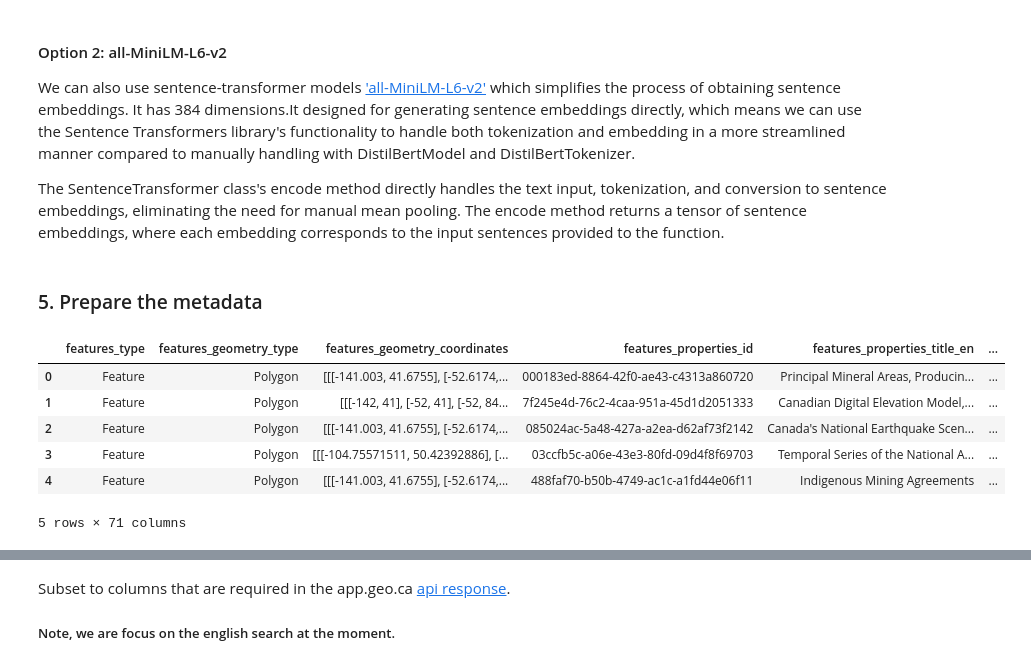
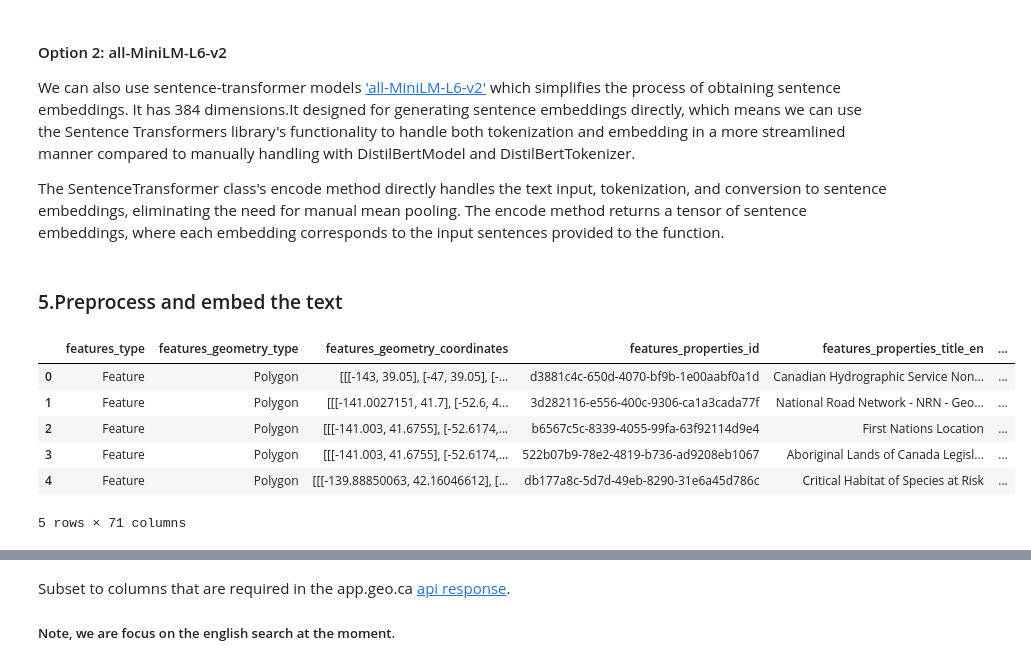
Before and after one commit to bernardbenson/semantic-search-with-amazon-opensearch, a Jupyter notebook: Demo2-Semantic-search-with-pretain-model.ipynb, the cells around one changed output, grey strips where cells are left out. Cells and saved outputs as stored; diff of their text form; code cells hidden in the pictures.

```diff
--- a/Demo2-Semantic-search-with-pretain-model.ipynb
+++ b/Demo2-Semantic-search-with-pretain-model.ipynb
@@ -109,7 +109,7 @@ def sentence_to_vector(raw_inputs):
 
     return encod_list
 # %% [markdown]
-### 5. Prepare the metadata
+### 5.Preprocess and embed the text
 # %%
 import pandas as pd
 import boto3
@@ -144,11 +192,15 @@ df = load_parquet_from_s3_to_df('ca-central-1', 'webpresence-geocore-geojson-to-
 # %%
+#1) Step1: Load the data
+df_parquet = read_parquet_from_s3_as_df('ca-central-1', 'webpresence-geocore-geojson-to-parquet-stage', 'records.parquet')
+df_sentinel1 = read_parquet_from_s3_as_df('ca-central-1', 'webpresence-geocore-geojson-to-parquet-stage', 'sentinel1.parquet')
+df = pd.concat([df_parquet, df_sentinel1], ignore_index=True)
 df.head()
 #df.columns
 # %% [output]
 |  | features_type | features_geometry_type | features_geometry_coordinates | features_properties_id | features_properties_title_en | ... |
-| 0 | Feature | Polygon | [[[-141.003, 41.6755], [-52.6174,... | 000183ed-8864-42f0-ae43-c4313a860720 | Principal Mineral Areas, Producin... | ... |
-| 1 | Feature | Polygon | [[[-142, 41], [-52, 41], [-52, 84... | 7f245e4d-76c2-4caa-951a-45d1d2051333 | Canadian Digital Elevation Model,... | ... |
-| 2 | Feature | Polygon | [[[-141.003, 41.6755], [-52.6174,... | 085024ac-5a48-427a-a2ea-d62af73f2142 | Canada's National Earthquake Scen... | ... |
-| 3 | Feature | Polygon | [[[-104.75571511, 50.42392886], [... | 03ccfb5c-a06e-43e3-80fd-09d4f8f69703 | Temporal Series of the National A... | ... |
-| 4 | Feature | Polygon | [[[-141.003, 41.6755], [-52.6174,... | 488faf70-b50b-4749-ac1c-a1fd44e06f11 | Indigenous Mining Agreements | ... |
+| 0 | Feature | Polygon | [[[-143, 39.05], [-47, 39.05], [-... | d3881c4c-650d-4070-bf9b-1e00aabf0a1d | Canadian Hydrographic Service Non... | ... |
+| 1 | Feature | Polygon | [[[-141.0027151, 41.7], [-52.6, 4... | 3d282116-e556-400c-9306-ca1a3cada77f | National Road Network - NRN - Geo... | ... |
+| 2 | Feature | Polygon | [[[-141.003, 41.6755], [-52.6174,... | b6567c5c-8339-4055-99fa-63f92114d9e4 | First Nations Location | ... |
+| 3 | Feature | Polygon | [[[-141.003, 41.6755], [-52.6174,... | 522b07b9-78e2-4819-b736-ad9208eb1067 | Aboriginal Lands of Canada Legisl... | ... |
+| 4 | Feature | Polygon | [[[-139.88850063, 42.16046612], [... | db177a8c-5d7d-49eb-8290-31e6a45d786c | Critical Habitat of Species at Risk | ... |
 5 rows × 71 columns
```
Also changed, not shown: parts of 48 cells of this notebook, 2 other files.
